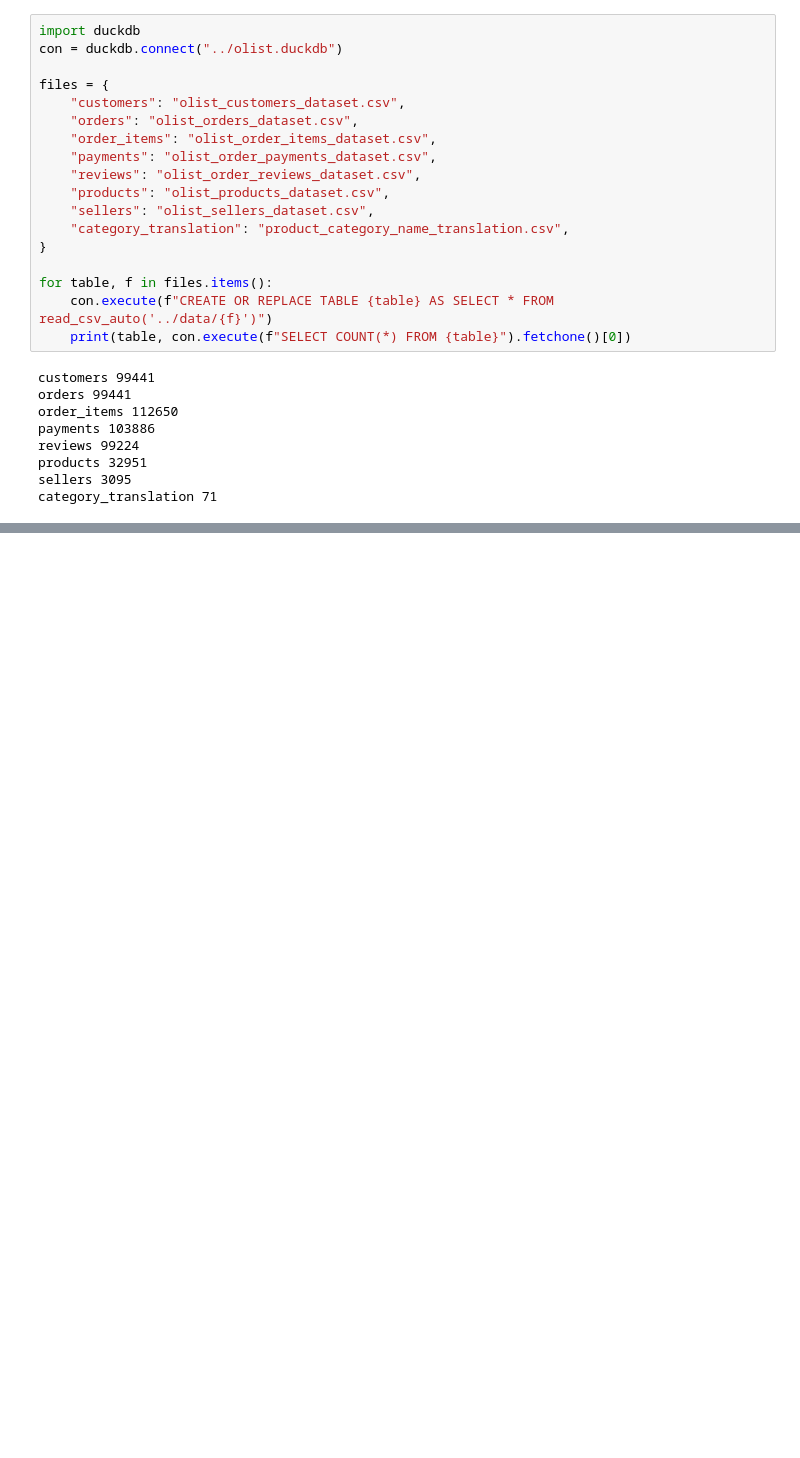
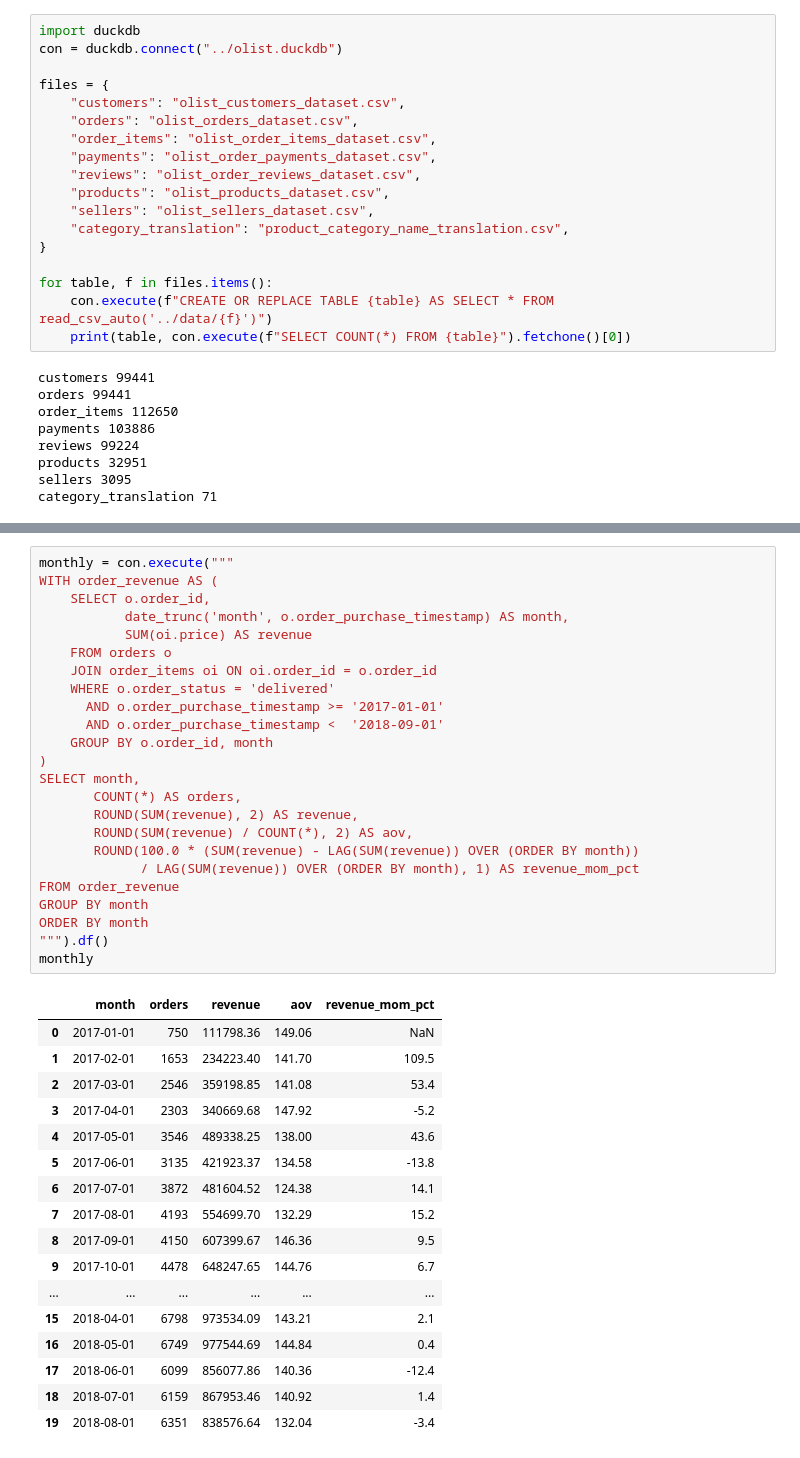
Before and after one commit to Knk19503/ecommerce-analysis, a Jupyter notebook: notebooks/01_setup.ipynb, the cells around one changed output, grey strips where cells are left out. Saved outputs shown, nothing was run; the diff lists cells and outputs as text; blank space fills up the shorter version.

```diff
--- a/notebooks/01_setup.ipynb
+++ b/notebooks/01_setup.ipynb
@@ -52,0 +122,42 @@ category_translation 71
+# %%
+monthly = con.execute("""
+WITH order_revenue AS (
+    SELECT o.order_id,
+           date_trunc('month', o.order_purchase_timestamp) AS month,
+           SUM(oi.price) AS revenue
+    FROM orders o
+    JOIN order_items oi ON oi.order_id = o.order_id
+    WHERE o.order_status = 'delivered'
+      AND o.order_purchase_timestamp >= '2017-01-01'
+      AND o.order_purchase_timestamp <  '2018-09-01'
+    GROUP BY o.order_id, month
+)
+SELECT month,
+       COUNT(*) AS orders,
+       ROUND(SUM(revenue), 2) AS revenue,
+       ROUND(SUM(revenue) / COUNT(*), 2) AS aov,
+       ROUND(100.0 * (SUM(revenue) - LAG(SUM(revenue)) OVER (ORDER BY month))
+             / LAG(SUM(revenue)) OVER (ORDER BY month), 1) AS revenue_mom_pct
+FROM order_revenue
+GROUP BY month
+ORDER BY month
+""").df()
+monthly
+# %% [output]
+|  | month | orders | revenue | aov | revenue_mom_pct |
+| 0 | 2017-01-01 | 750 | 111798.36 | 149.06 | NaN |
+| 1 | 2017-02-01 | 1653 | 234223.40 | 141.70 | 109.5 |
+| 2 | 2017-03-01 | 2546 | 359198.85 | 141.08 | 53.4 |
+| 3 | 2017-04-01 | 2303 | 340669.68 | 147.92 | -5.2 |
+| 4 | 2017-05-01 | 3546 | 489338.25 | 138.00 | 43.6 |
+| 5 | 2017-06-01 | 3135 | 421923.37 | 134.58 | -13.8 |
+| 6 | 2017-07-01 | 3872 | 481604.52 | 124.38 | 14.1 |
+| 7 | 2017-08-01 | 4193 | 554699.70 | 132.29 | 15.2 |
+| 8 | 2017-09-01 | 4150 | 607399.67 | 146.36 | 9.5 |
+| 9 | 2017-10-01 | 4478 | 648247.65 | 144.76 | 6.7 |
+| ... | ... | ... | ... | ... | ... |
+| 15 | 2018-04-01 | 6798 | 973534.09 | 143.21 | 2.1 |
+| 16 | 2018-05-01 | 6749 | 977544.69 | 144.84 | 0.4 |
+| 17 | 2018-06-01 | 6099 | 856077.86 | 140.36 | -12.4 |
+| 18 | 2018-07-01 | 6159 | 867953.46 | 140.92 | 1.4 |
+| 19 | 2018-08-01 | 6351 | 838576.64 | 132.04 | -3.4 |
```
Also changed, not shown: parts of 14 cells of this notebook.
